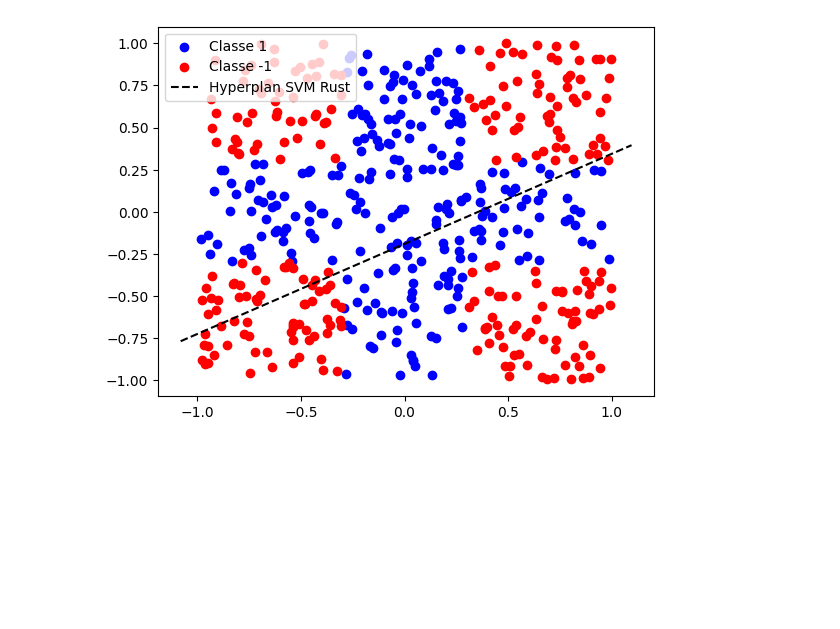
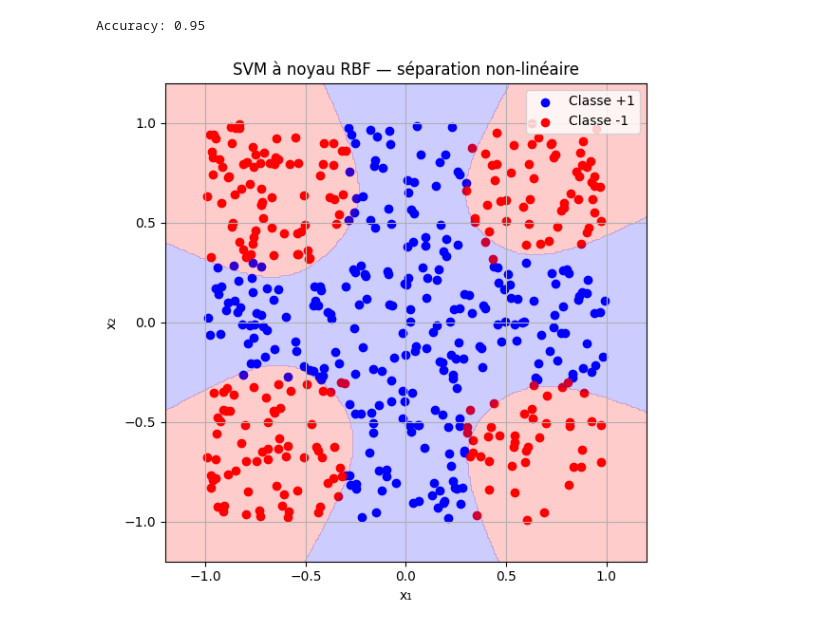
Before and after one commit to PA-2025/better_tensorflow, a Jupyter notebook: python/case_test_note_book/svm.ipynb, the cells around one changed output. Saved outputs shown, nothing was run; the diff lists cells and outputs as text; code cells hidden in the pictures; blank space fills up the shorter version.

```diff
--- a/python/case_test_note_book/svm.ipynb
+++ b/python/case_test_note_book/svm.ipynb
@@ -146,33 +183,41 @@ plt.clf()
 # %%
-# Génération des données
+np.random.seed(42)
 X = np.random.random((500, 2)) * 2.0 - 1.0
-Y = np.array([1 if abs(p[0]) <= 0.3 or abs(p[1]) <= 0.3 else -1 for p in X])
+Y = np.where((np.abs(X[:, 0]) <= 0.3) | (np.abs(X[:, 1]) <= 0.3), 1, -1)
 
-# Conversion des données en listes Python (car Rust attend Vec<Vec<f64>>)
 X_list = X.tolist()
 Y_list = Y.tolist()
 
-# Initialisation et entraînement du SVM Rust
-svm = LinearSVM(lr=0.01, epochs=100, svm_lambda=0.01)
+# SVM à noyau RBF
+# svm = KernelSVM("rbf", param=5.0, lr=0.01, lambda_svm=0.01, epochs=200)
+svm = KernelSVM("poly", 4, lr=0.1, lambda_svm=0.01, epochs=200)
+
 svm.fit(X_list, Y_list)
 
-# Récupération des poids et du biais (weights et bias sont exposés en Rust)
-weights = svm.get_weights()  # exemple : [w1, w2]
-bias = svm.get_bias()  # float
+predictions = svm.predict(X_list)
+accuracy = np.mean(np.array(predictions) == np.array(Y_list))
+print(f"Accuracy: {accuracy:.2f}")
 
-# Tracé des points
-plt.scatter(X[Y == 1][:, 0], X[Y == 1][:, 1], color="blue", label="Classe 1")
+plt.figure(figsize=(6, 6))
+plt.scatter(X[Y == 1][:, 0], X[Y == 1][:, 1], color="blue", label="Classe +1")
 plt.scatter(X[Y == -1][:, 0], X[Y == -1][:, 1], color="red", label="Classe -1")
 
-# Tracé de l'hyperplan
-x_min, x_max = plt.xlim()
-x_vals = np.linspace(x_min, x_max, 200)
-# Equation hyperplan: w0*x + w1*y + b = 0 => y = -(w0*x + b)/w1
-y_vals = [-(weights[0] * x + bias) / weights[1] for x in x_vals]
+# === Tracé des zones de décision
+x_min, x_max = -1.2, 1.2
+y_min, y_max = -1.2, 1.2
+xx, yy = np.meshgrid(np.linspace(x_min, x_max, 300), np.linspace(y_min, y_max, 300))
+grid = np.c_[xx.ravel(), yy.ravel()]
+Z = np.array(svm.predict(grid.tolist())).reshape(xx.shape)
 
-plt.plot(x_vals, y_vals, "k--", label="Hyperplan SVM Rust")
+plt.contourf(xx, yy, Z, alpha=0.2, levels=[-1, 0, 1], colors=["red", "blue"])
 
+plt.title("SVM à noyau RBF — séparation non-linéaire")
+plt.xlabel("x₁")
+plt.ylabel("x₂")
+plt.grid(True)
 plt.legend()
+plt.tight_layout()
 plt.show()
 # %% [output]
+Accuracy: 0.95
-[figure, old version]
+[figure, new version]
```
Also changed, not shown: parts of 14 cells of this notebook, 5 other files.
